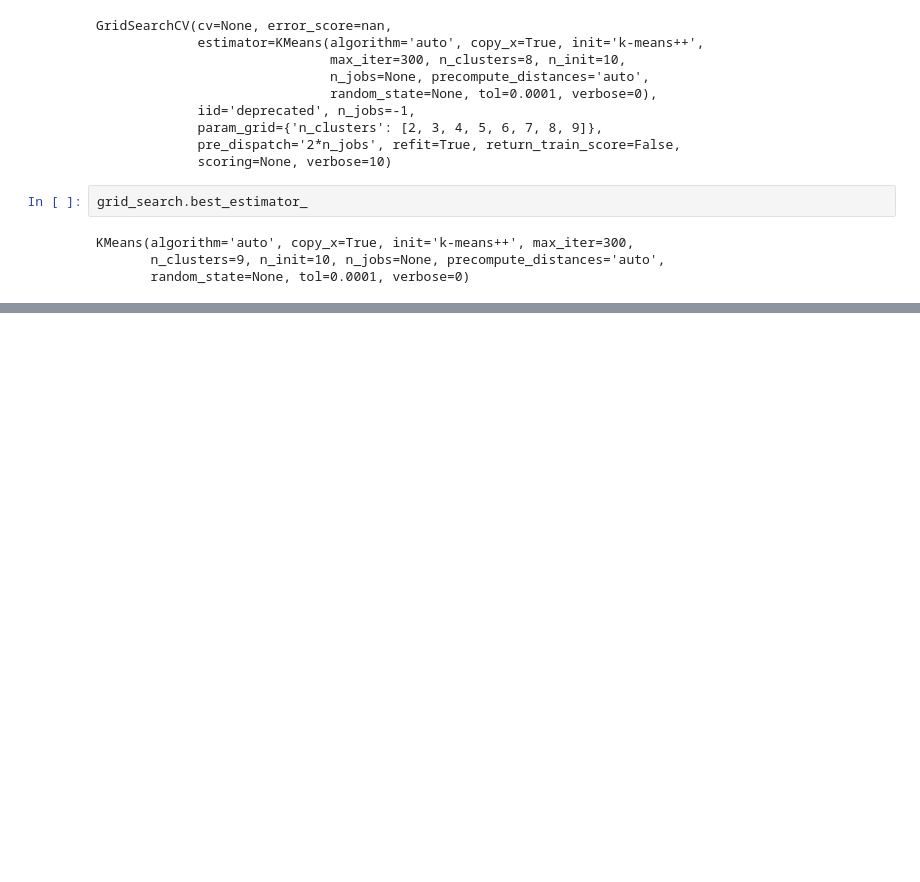
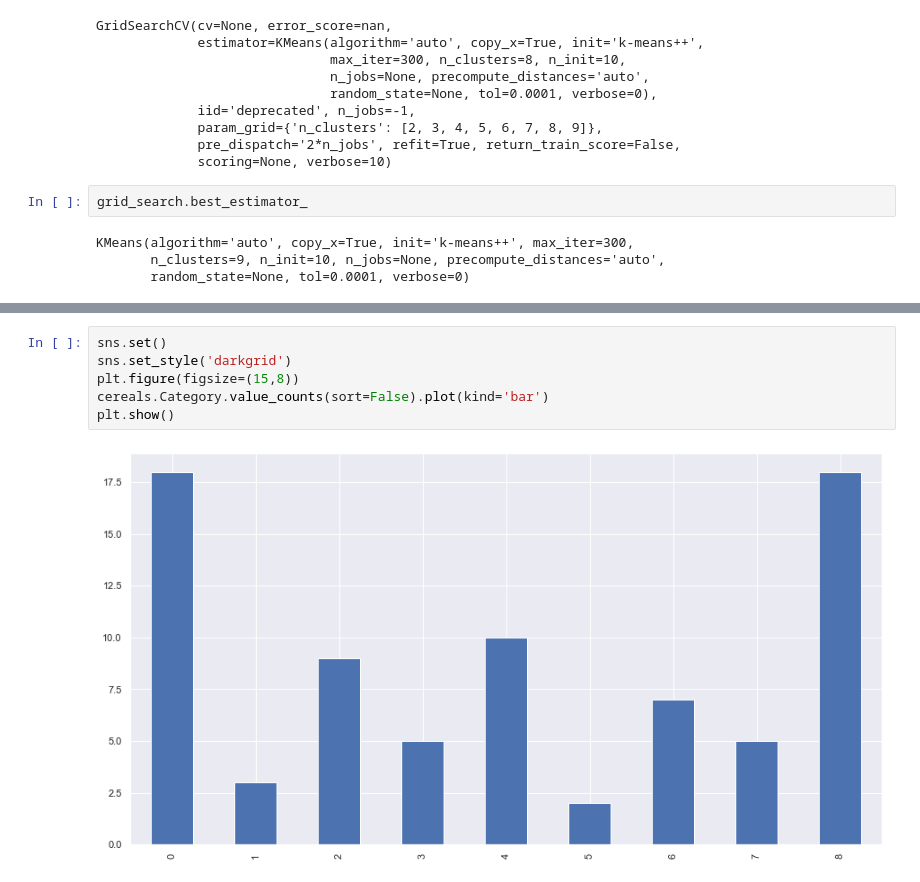
Before and after one commit to ahmadfabian/K_Means_Unsupervised, a Jupyter notebook: K_Means_Full_Markdown.ipynb, the cells around one changed output, grey strips where cells are left out. Drawn from its saved outputs; the diff is of its cells as text; blank space fills up the shorter version.

```diff
--- a/K_Means_Full_Markdown.ipynb
+++ b/K_Means_Full_Markdown.ipynb
@@ -223,3 +223,11 @@ cereals
+# %%
+sns.set()
+sns.set_style('darkgrid')
+plt.figure(figsize=(15,8))
+cereals.Category.value_counts(sort=False).plot(kind='bar')
+plt.show()
+# %% [output]
+[figure, added]
 # %%
 grid_search.best_estimator_.cluster_centers_
 # %% [output]
```
Also changed, not shown: parts of 17 cells of this notebook, 1 other file.
